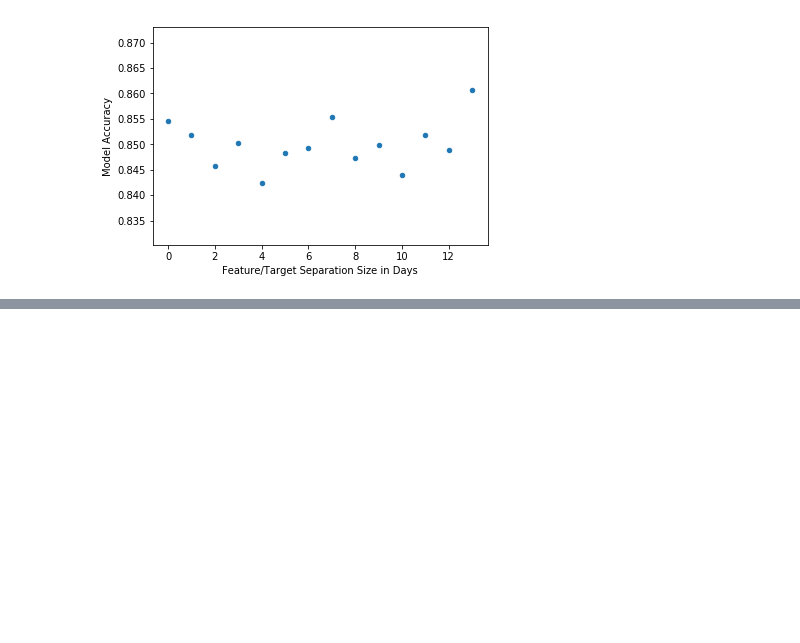
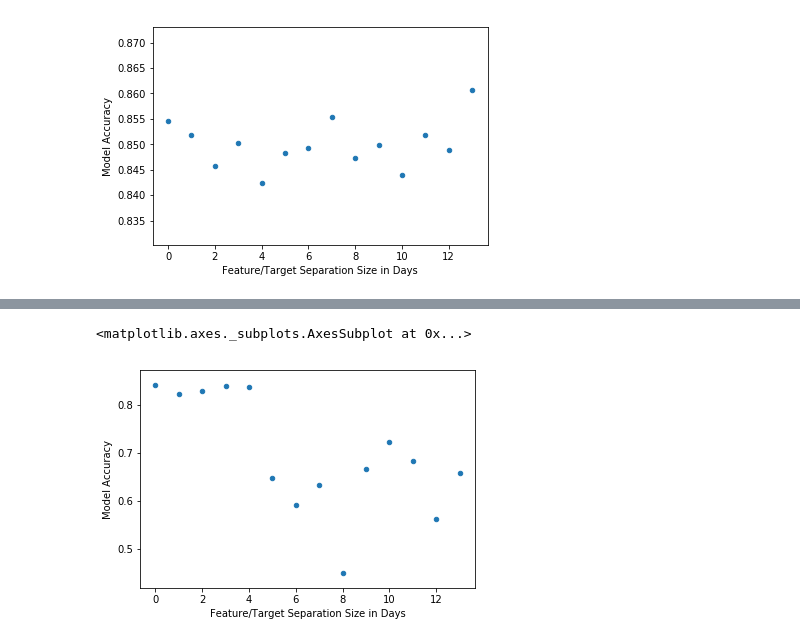
Before and after one commit to mccomackjp/algae-bloom-prediction, a Jupyter notebook: notebooks/models/prediction_window_investigation.ipynb, the cells around one changed output, grey strips where cells are left out. Cells and saved outputs as stored; diff of their text form; code cells hidden in the pictures; blank space fills up the shorter version.

```diff
--- a/notebooks/models/prediction_window_investigation.ipynb
+++ b/notebooks/models/prediction_window_investigation.ipynb
@@ -770,0 +1810,11 @@ df.plot(kind="scatter", y=y, x=x)
+# %%
+# Plot the accuracies vs y_window size
+seps = [x.days for x in separations]
+x = "Feature/Target Separation Size in Days"
+y = "Model Accuracy"
+df = pd.DataFrame({y: accuracies,
+                       x: seps})
+df.plot(kind="scatter", y=y, x=x)
+# %% [output]
+<matplotlib.axes._subplots.AxesSubplot at 0x...>
+[figure, added]
```
Also changed, not shown: parts of 12 cells of this notebook.
